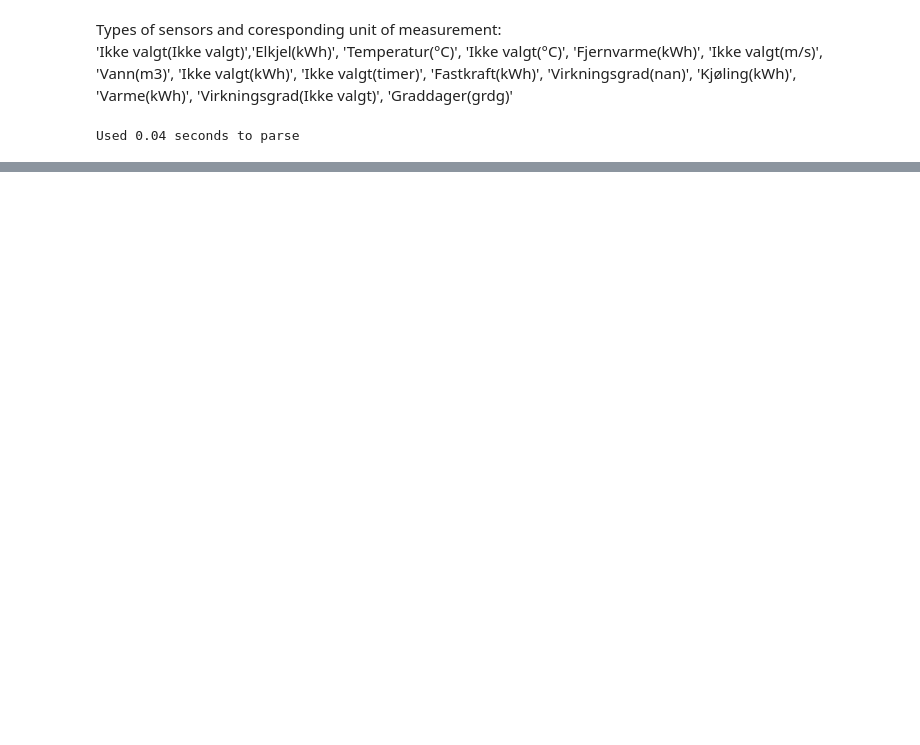
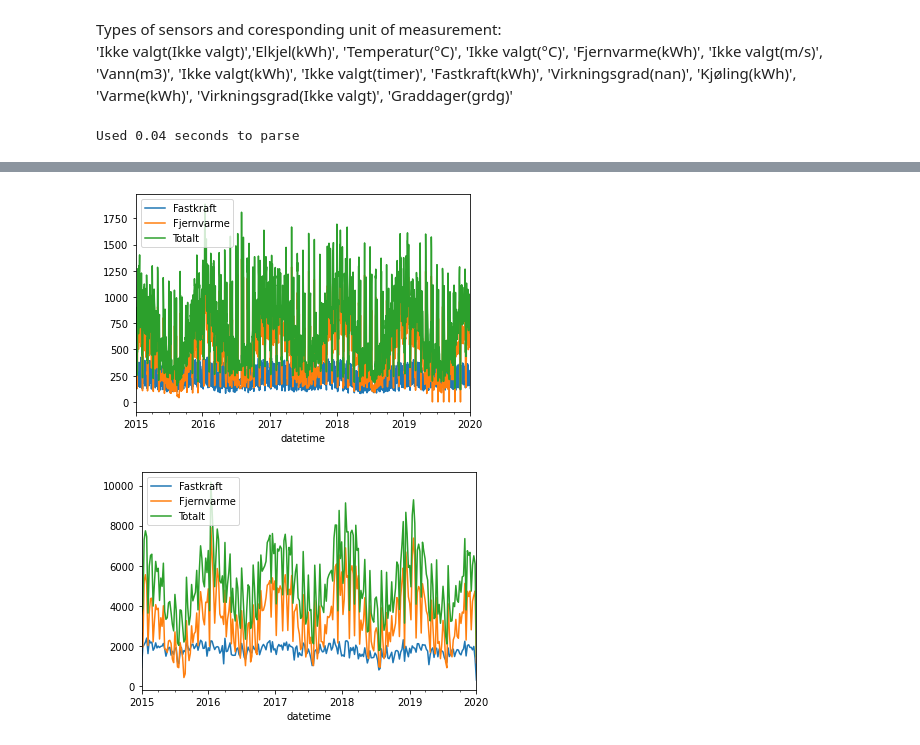
Before and after one commit to dagokl/trdk02_energy_consumption, a Jupyter notebook: notebooks/buildings.ipynb, the cells around one changed output, grey strips where cells are left out. Drawn from its saved outputs; the diff is of its cells as text; code cells hidden in the pictures; blank space fills up the shorter version.

```diff
--- a/notebooks/buildings.ipynb
+++ b/notebooks/buildings.ipynb
@@ -139,0 +134,15 @@ plt.show()
+# %%
+# Create new data frames for each building that have values for each day or week instead of hourly
+building_daily_dfs = {}
+building_weekly_dfs = {}
+for building_name, building_df in building_dfs.items():
+    building_daily_dfs[building_name] = building_df.resample('D').sum()
+    building_weekly_dfs[building_name] = building_df.resample('W-MON').sum()
+# %%
+building_daily_dfs['Trondheim Kommune - Voldsminde barnehage'].plot()
+plt.show()
+building_weekly_dfs['Trondheim Kommune - Voldsminde barnehage'].plot()
+plt.show()
+# %% [output]
+[figure, added]
+[figure, added]
```
Also changed, not shown: parts of 7 cells of this notebook.
